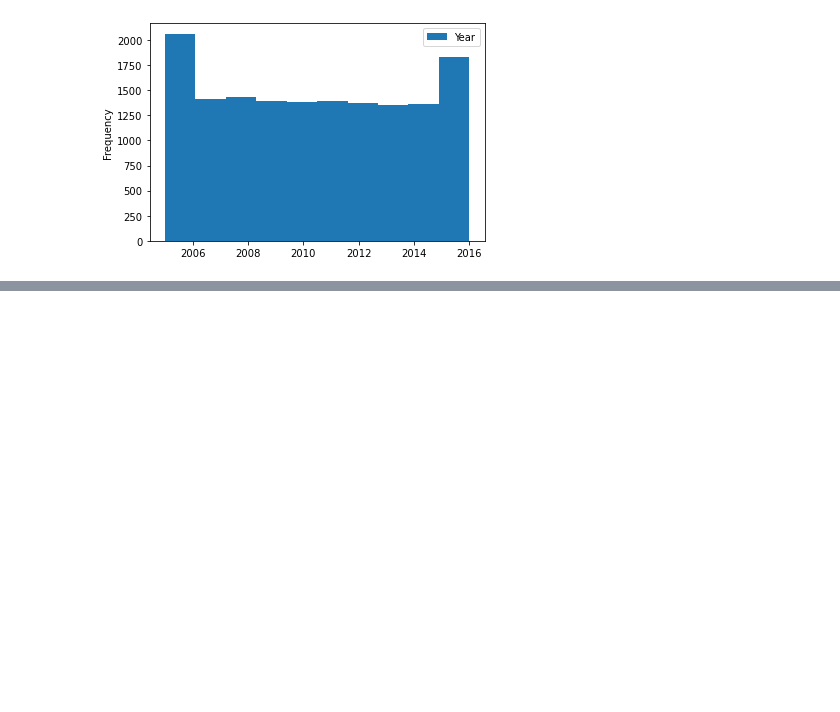
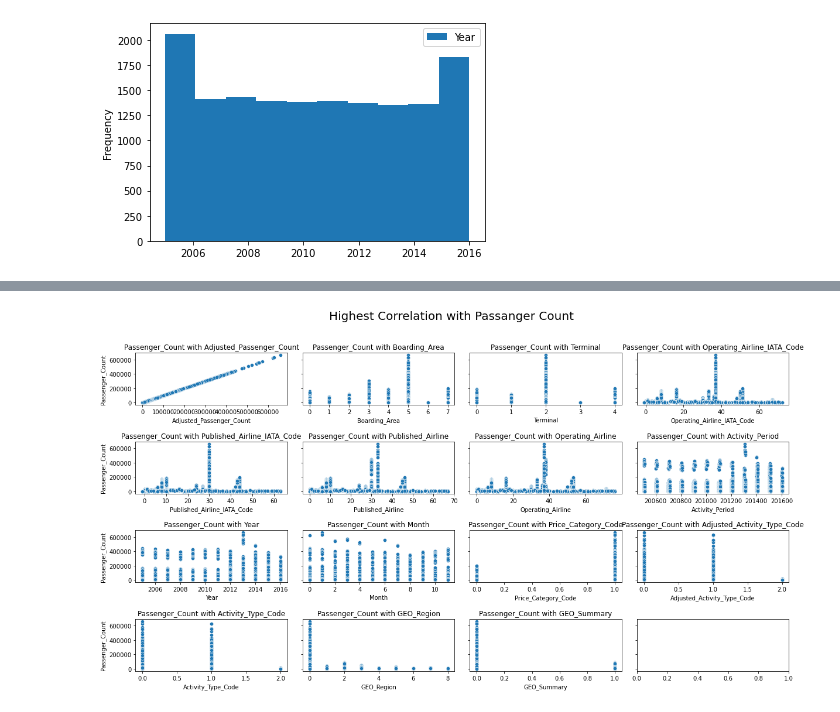
Before and after one commit to aldonaspirz/Air-Traffic, a Jupyter notebook: Air_traffic_preprocessing.ipynb, the cells around one changed output, grey strips where cells are left out. Drawn from its saved outputs; the diff is of its cells as text; code cells hidden in the pictures; blank space fills up the shorter version.

```diff
--- a/Air_traffic_preprocessing.ipynb
+++ b/Air_traffic_preprocessing.ipynb
@@ -84,5 +80,3 @@ msno.matrix(df.sample(250))
 # %% [output]
 <AxesSubplot:>
 [figure]
-# %%
-df['Operating_Airline_cat']=df['Operating Airline'].factorize()[0]
@@ -120,8 +94,6 @@ df.plot(x='Passenger Count', y='Year',kind='hist')
 # %% [output]
 <AxesSubplot:ylabel='Frequency'>
 [figure]
-# %%
-df['Operating_Airlines_cat']=pd.Categorical(df['Operating Airline']).codes
 # %%
 df.head
 # %% [output]
@@ -160,7 +117,8 @@ Name: Operating_Airlines_cat, Length: 15007, dtype: int8
 # %%
-lista_kolumn=['Activity Period','Passenger Count','Adjusted Passenger Count','Year']
+lista_kolumn=['Activity_Period','Passenger_Count','Adjusted_Passenger_Count','Year']
 for i in df.columns:
-    if i in lista:
+    if i in lista_kolumn:
+        continue
     # and i!= df['Passenger Count'] and i!= df[ 'Adjusted Passenger Count'] and i!= df['Year']
-    # df[i]=df[i].factorize()[0]
-        print(i)
+    df[i]=df[i].factorize()[0]
+        # print(i)
@@ -209,0 +146,4 @@ Name: Activity Period, Length: 15007, dtype: int64
+# %%
+corr = df.corr()
+corr['Passenger_Count'].sort_values(ascending=False)[1:16].to_frame()\
+.style.background_gradient(axis=1,cmap=sns.light_palette('green', as_cmap=True))
@@ -209,0 +167,14 @@ Name: Activity Period, Length: 15007, dtype: int64
+# %%
+#Visualize columns have corr with Passenger_Count
+
+high_corr = corr['Passenger_Count'].sort_values(ascending=False)[1:][:16].index.tolist()
+
+fig, axes = plt.subplots(4,4, figsize=(20, 10), sharey=True);
+plt.subplots_adjust(hspace = 0.7, wspace=0.1)
+fig.suptitle('Highest Correlation with Passanger Count', fontsize=20);
+
+for i,col in zip(range(16),high_corr):
+    sns.scatterplot(y=df['Passenger_Count'], x=df[col], ax=axes[i//4][i%4])
+    axes[i//4][i%4].set_title('Passenger_Count with '+col)
+# %% [output]
+[figure, added]
```
Also changed, not shown: parts of 20 cells of this notebook.
